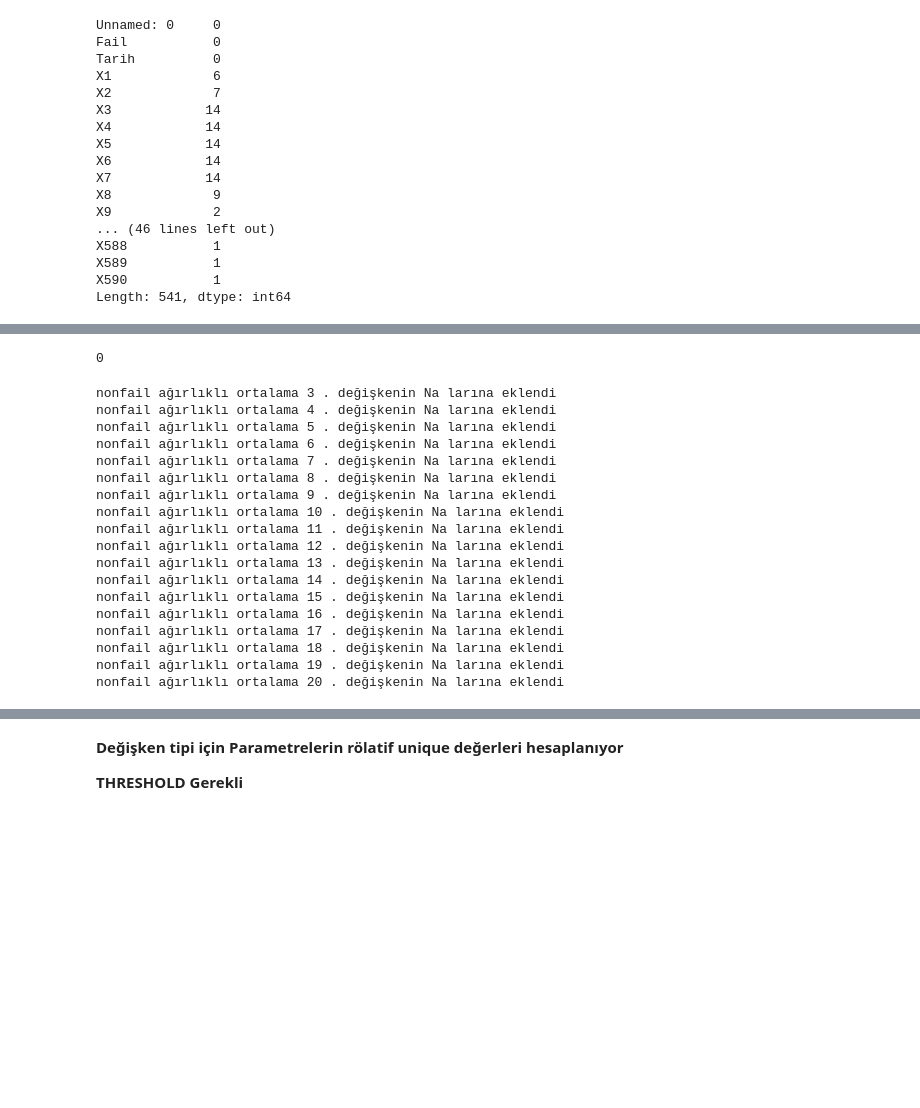
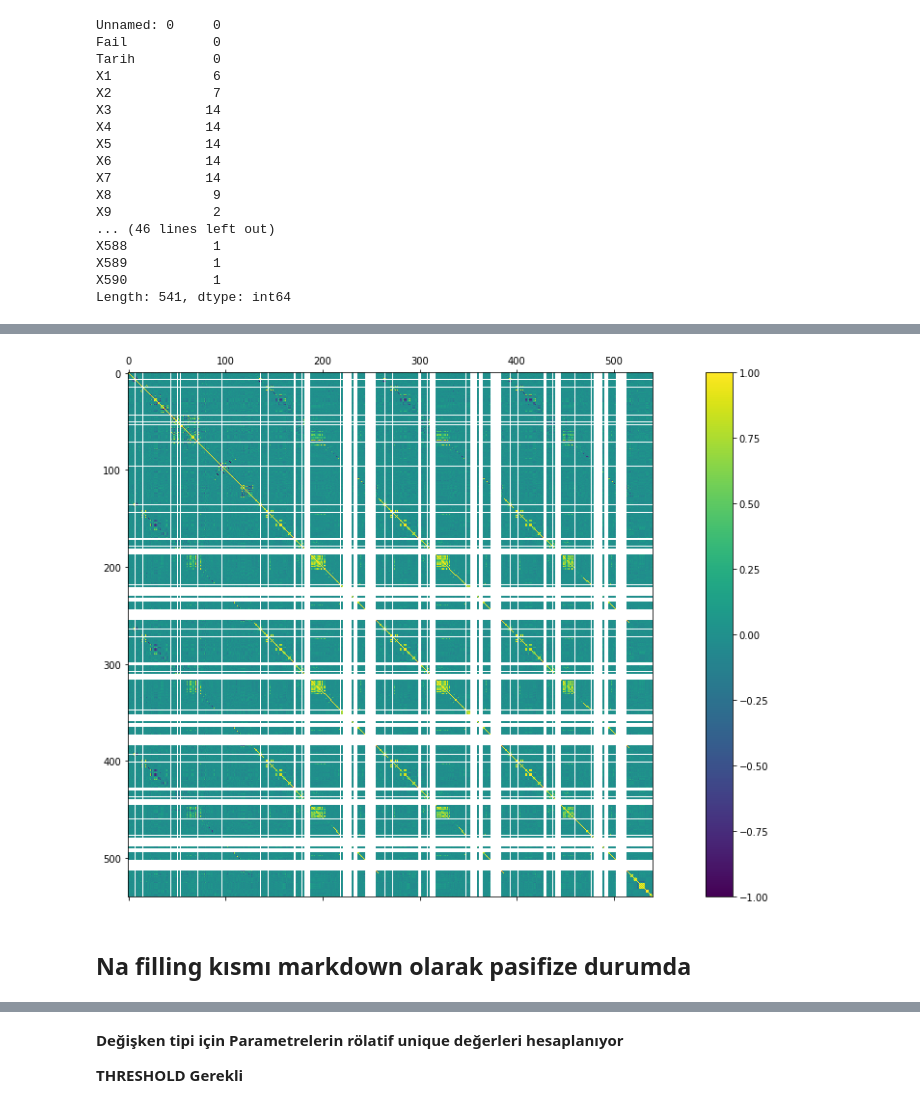
Before and after one commit to batutlsk/PredY, a Jupyter notebook: secom/Secom new script.ipynb, the cells around one changed output, grey strips where cells are left out. Drawn from its saved outputs; the diff is of its cells as text; code cells hidden in the pictures; blank space fills up the shorter version.

```diff
--- a/secom/Secom new script.ipynb
+++ b/secom/Secom new script.ipynb
@@ -180,40 +148,0 @@ na_sayıları_0[3]
-# %%
-na_sayıları_1[3]
-# %% [output]
-0
-# %%
-f = FloatProgress(min=0, max=len(dfff.columns))
-display(f)
-f.description="Filling Na's"
-f.bar_style="danger"
-
-for i in range(0,len(dfff.columns)-1):
-    f.value+=1
-    if ((na_sayıları_0[i]==0) & (na_sayıları_1[i]==0)):
-        continue
-    if (na_sayıları_0[i] < na_sayıları_1[i]):
-        dfff.iloc[:,i]=dfff.iloc[:,i].fillna(df_fail_1.mean()[i])
-        print("\x1b[31m\"fail ağırlıklı ortalama\"\x1b[0m",i,". değişkenin Na larına eklendi")
-    if (na_sayıları_1[i] <= na_sayıları_0[i]):
-        dfff.iloc[:,i]=dfff.iloc[:,i].fillna(df_fail_0.mean()[i])
-        print("nonfail ağırlıklı ortalama",i,". değişkenin Na larına eklendi")
-dfff.apply(lambda x: sum(x.isnull()),axis=0)
-# %% [output]
-nonfail ağırlıklı ortalama 3 . değişkenin Na larına eklendi
-nonfail ağırlıklı ortalama 4 . değişkenin Na larına eklendi
-nonfail ağırlıklı ortalama 5 . değişkenin Na larına eklendi
-nonfail ağırlıklı ortalama 6 . değişkenin Na larına eklendi
-nonfail ağırlıklı ortalama 7 . değişkenin Na larına eklendi
-nonfail ağırlıklı ortalama 8 . değişkenin Na larına eklendi
-nonfail ağırlıklı ortalama 9 . değişkenin Na larına eklendi
-nonfail ağırlıklı ortalama 10 . değişkenin Na larına eklendi
-nonfail ağırlıklı ortalama 11 . değişkenin Na larına eklendi
-nonfail ağırlıklı ortalama 12 . değişkenin Na larına eklendi
-nonfail ağırlıklı ortalama 13 . değişkenin Na larına eklendi
-nonfail ağırlıklı ortalama 14 . değişkenin Na larına eklendi
-nonfail ağırlıklı ortalama 15 . değişkenin Na larına eklendi
-nonfail ağırlıklı ortalama 16 . değişkenin Na larına eklendi
-nonfail ağırlıklı ortalama 17 . değişkenin Na larına eklendi
-nonfail ağırlıklı ortalama 18 . değişkenin Na larına eklendi
-nonfail ağırlıklı ortalama 19 . değişkenin Na larına eklendi
-nonfail ağırlıklı ortalama 20 . değişkenin Na larına eklendi
@@ -221,0 +159,12 @@ i
+# %%
+correlations  = dropped.corr()
+
+fig = plt.figure()
+ax = fig.add_subplot(111)
+cax = ax.matshow(correlations, vmin=-1, vmax=1)
+fig.colorbar(cax)
+plt.show()
+# %% [output]
+[figure, added]
+# %% [markdown]
+## Na filling kısmı markdown olarak pasifize durumda
```
Also changed, not shown: parts of 16 cells of this notebook.
